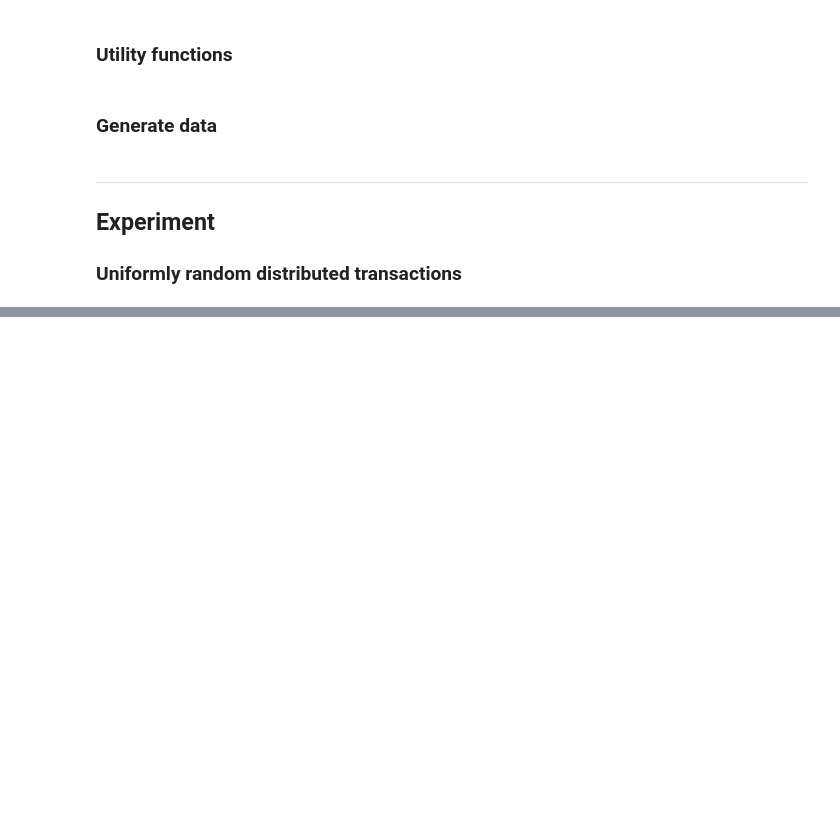
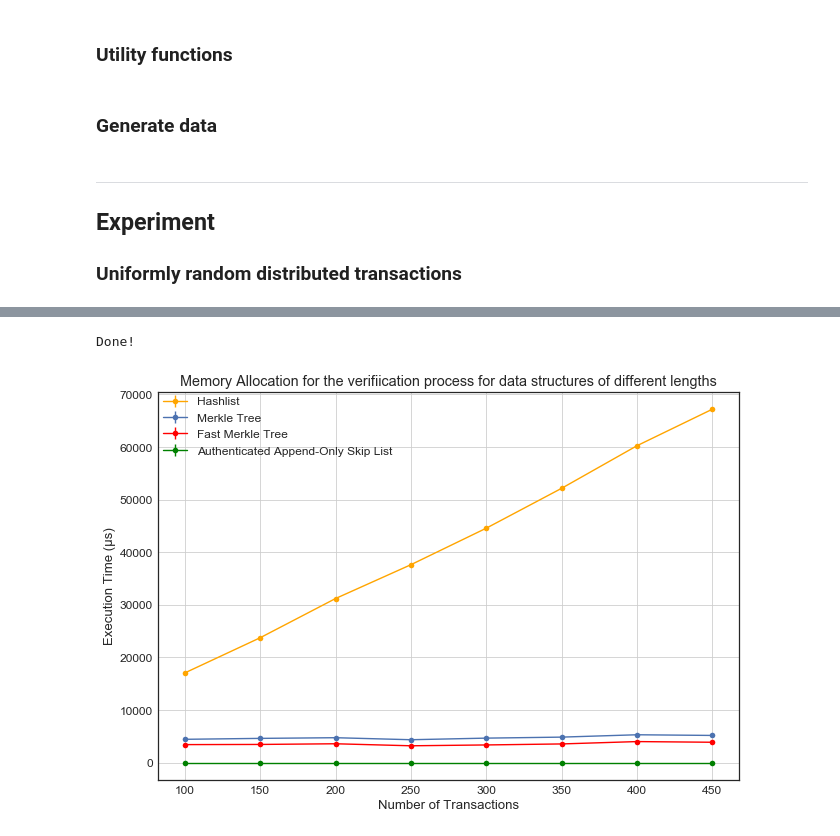
Before and after one commit to SimoneStefani/thesis-data-analysis, a Jupyter notebook: Thesis Data Analysis.ipynb, the cells around one changed output, grey strips where cells are left out. Saved outputs shown, nothing was run; the diff lists cells and outputs as text; code cells hidden in the pictures; blank space fills up the shorter version.

```diff
--- a/Thesis Data Analysis.ipynb
+++ b/Thesis Data Analysis.ipynb
@@ -250,11 +265,17 @@ print('Done!')
 # %%
 # build plot
+title = 'Memory Allocation for the verifiication process for data structures of different lengths'
 plt.errorbar(lenghts, hl_veri_m_means, yerr=hl_veri_m_stds, marker='o', color='orange', label='Hashlist')
 plt.errorbar(lenghts, mt_veri_m_means, yerr=mt_veri_m_stds, marker='o', label='Merkle Tree')
 plt.errorbar(lenghts, fmt_veri_m_means, yerr=fmt_build_m_stds, marker='o', color='red', label='Fast Merkle Tree')
-plt.title('Memory Allocation for the verifiication process for data structures of different lengths')
+plt.errorbar(lenghts, sl_veri_m_means, yerr=sl_veri_m_stds, marker='o', color='green', label='Authenticated Append-Only Skip List')
+plt.title(title)
 plt.grid(True)
 plt.xlabel('Number of Transactions')
 plt.ylabel('Execution Time (µs)')
 plt.legend(bbox_to_anchor=(0, 1), loc=2, borderaxespad=0.)
+plt.savefig(toSnakeCase(title) + '.png')
 print('Done!')
+# %% [output]
+Done!
+[figure, added]
```
Also changed, not shown: parts of 5 cells of this notebook.
